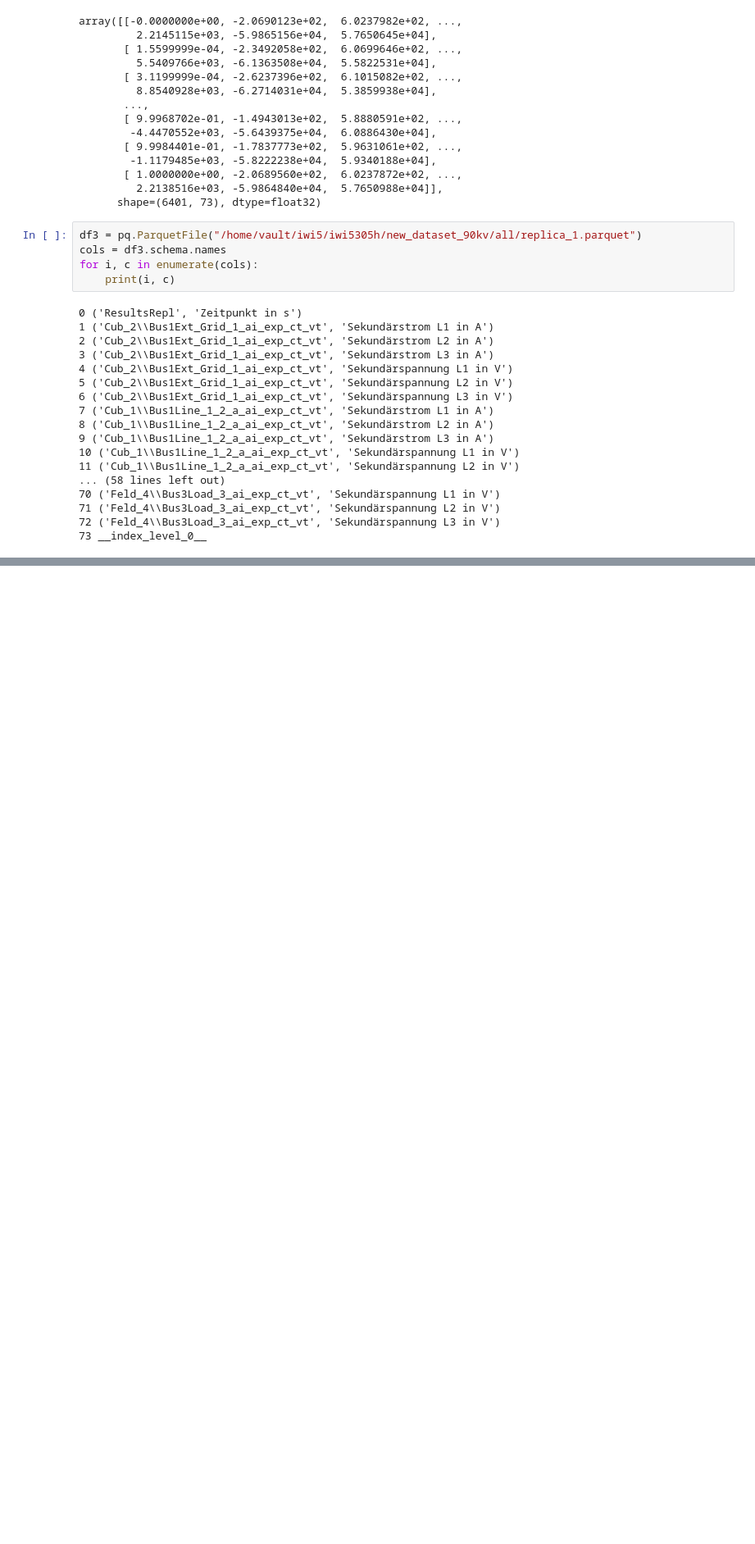
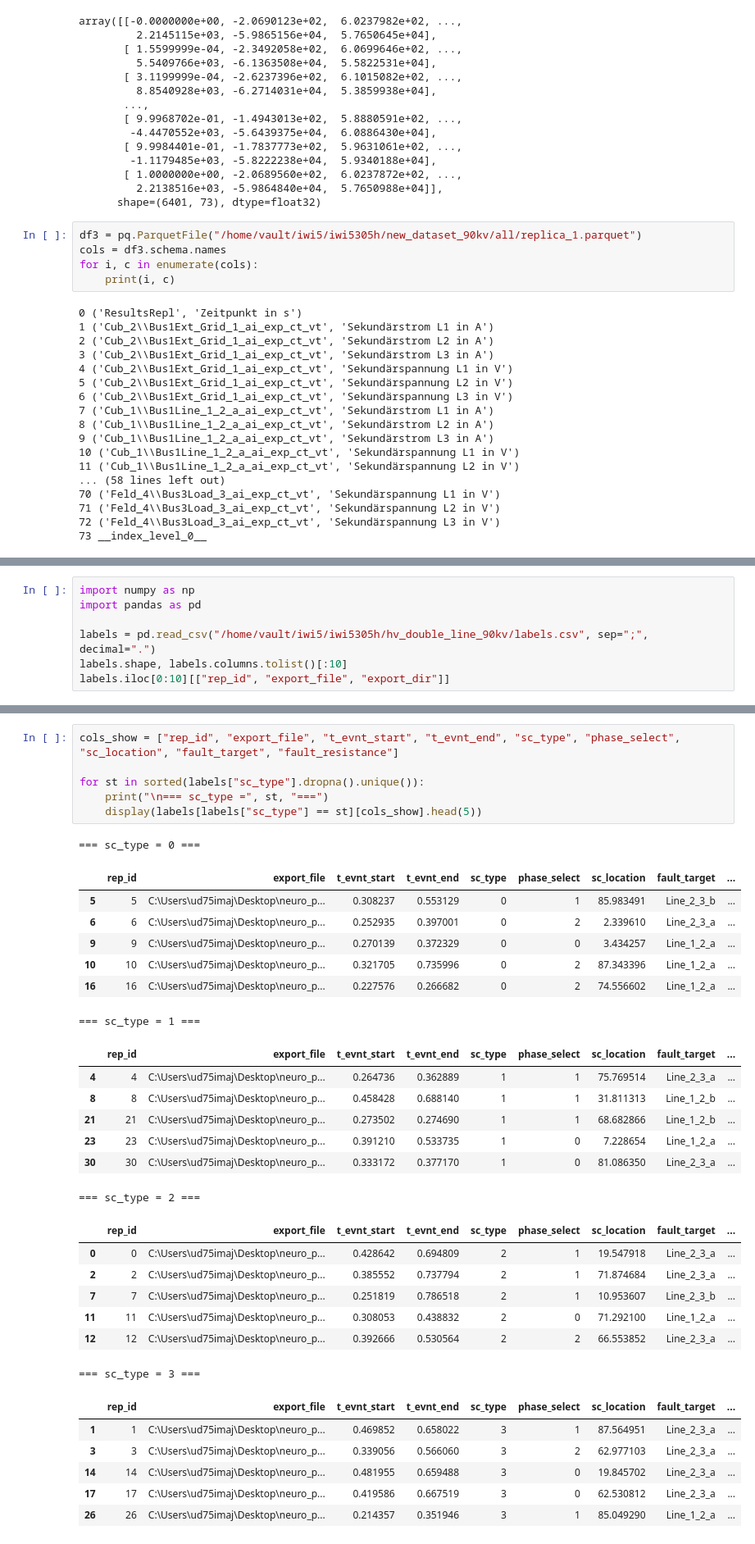
Before and after one commit to sagar-crypto/Masters_thesis_PR_LABS, a Jupyter notebook: EDA.ipynb, the cells around one changed output, grey strips where cells are left out. Shown at 82% size. Saved outputs shown, nothing was run; the diff lists cells and outputs as text; blank space fills up the shorter version.

```diff
--- a/EDA.ipynb
+++ b/EDA.ipynb
@@ -66,0 +75,7 @@ for i, c in enumerate(cols):
+# %%
+import numpy as np
+import pandas as pd
+
+labels = pd.read_csv("/home/vault/iwi5/iwi5305h/hv_double_line_90kv/labels.csv", sep=";", decimal=".")
+labels.shape, labels.columns.tolist()[:10]
+labels.iloc[0:10][["rep_id", "export_file", "export_dir"]]
@@ -66,0 +494,35 @@ for i, c in enumerate(cols):
+# %%
+cols_show = ["rep_id", "export_file", "t_evnt_start", "t_evnt_end", "sc_type", "phase_select", "sc_location", "fault_target", "fault_resistance"]
+
+for st in sorted(labels["sc_type"].dropna().unique()):
+    print("\n=== sc_type =", st, "===")
+    display(labels[labels["sc_type"] == st][cols_show].head(5))
+# %% [output]
+=== sc_type = 0 ===
+|  | rep_id | export_file | t_evnt_start | t_evnt_end | sc_type | phase_select | sc_location | fault_target | ... |
+| 5 | 5 | C:\Users\ud75imaj\Desktop\neuro_p... | 0.308237 | 0.553129 | 0 | 1 | 85.983491 | Line_2_3_b | ... |
+| 6 | 6 | C:\Users\ud75imaj\Desktop\neuro_p... | 0.252935 | 0.397001 | 0 | 2 | 2.339610 | Line_2_3_a | ... |
+| 9 | 9 | C:\Users\ud75imaj\Desktop\neuro_p... | 0.270139 | 0.372329 | 0 | 0 | 3.434257 | Line_1_2_a | ... |
+| 10 | 10 | C:\Users\ud75imaj\Desktop\neuro_p... | 0.321705 | 0.735996 | 0 | 2 | 87.343396 | Line_1_2_a | ... |
+| 16 | 16 | C:\Users\ud75imaj\Desktop\neuro_p... | 0.227576 | 0.266682 | 0 | 2 | 74.556602 | Line_1_2_a | ... |
+=== sc_type = 1 ===
+|  | rep_id | export_file | t_evnt_start | t_evnt_end | sc_type | phase_select | sc_location | fault_target | ... |
+| 4 | 4 | C:\Users\ud75imaj\Desktop\neuro_p... | 0.264736 | 0.362889 | 1 | 1 | 75.769514 | Line_2_3_a | ... |
+| 8 | 8 | C:\Users\ud75imaj\Desktop\neuro_p... | 0.458428 | 0.688140 | 1 | 1 | 31.811313 | Line_1_2_b | ... |
+| 21 | 21 | C:\Users\ud75imaj\Desktop\neuro_p... | 0.273502 | 0.274690 | 1 | 1 | 68.682866 | Line_1_2_b | ... |
+| 23 | 23 | C:\Users\ud75imaj\Desktop\neuro_p... | 0.391210 | 0.533735 | 1 | 0 | 7.228654 | Line_1_2_a | ... |
+| 30 | 30 | C:\Users\ud75imaj\Desktop\neuro_p... | 0.333172 | 0.377170 | 1 | 0 | 81.086350 | Line_2_3_a | ... |
+=== sc_type = 2 ===
+|  | rep_id | export_file | t_evnt_start | t_evnt_end | sc_type | phase_select | sc_location | fault_target | ... |
+| 0 | 0 | C:\Users\ud75imaj\Desktop\neuro_p... | 0.428642 | 0.694809 | 2 | 1 | 19.547918 | Line_2_3_a | ... |
+| 2 | 2 | C:\Users\ud75imaj\Desktop\neuro_p... | 0.385552 | 0.737794 | 2 | 1 | 71.874684 | Line_2_3_a | ... |
+| 7 | 7 | C:\Users\ud75imaj\Desktop\neuro_p... | 0.251819 | 0.786518 | 2 | 1 | 10.953607 | Line_2_3_b | ... |
+| 11 | 11 | C:\Users\ud75imaj\Desktop\neuro_p... | 0.308053 | 0.438832 | 2 | 0 | 71.292100 | Line_1_2_a | ... |
+| 12 | 12 | C:\Users\ud75imaj\Desktop\neuro_p... | 0.392666 | 0.530564 | 2 | 2 | 66.553852 | Line_2_3_a | ... |
+=== sc_type = 3 ===
+|  | rep_id | export_file | t_evnt_start | t_evnt_end | sc_type | phase_select | sc_location | fault_target | ... |
+| 1 | 1 | C:\Users\ud75imaj\Desktop\neuro_p... | 0.469852 | 0.658022 | 3 | 1 | 87.564951 | Line_2_3_a | ... |
+| 3 | 3 | C:\Users\ud75imaj\Desktop\neuro_p... | 0.339056 | 0.566060 | 3 | 2 | 62.977103 | Line_2_3_a | ... |
+| 14 | 14 | C:\Users\ud75imaj\Desktop\neuro_p... | 0.481955 | 0.659488 | 3 | 0 | 19.845702 | Line_2_3_a | ... |
+| 17 | 17 | C:\Users\ud75imaj\Desktop\neuro_p... | 0.419586 | 0.667519 | 3 | 0 | 62.530812 | Line_2_3_a | ... |
+| 26 | 26 | C:\Users\ud75imaj\Desktop\neuro_p... | 0.214357 | 0.351946 | 3 | 1 | 85.049290 | Line_1_2_a | ... |
```
Also changed, not shown: parts of 46 cells of this notebook, 4 other files.
